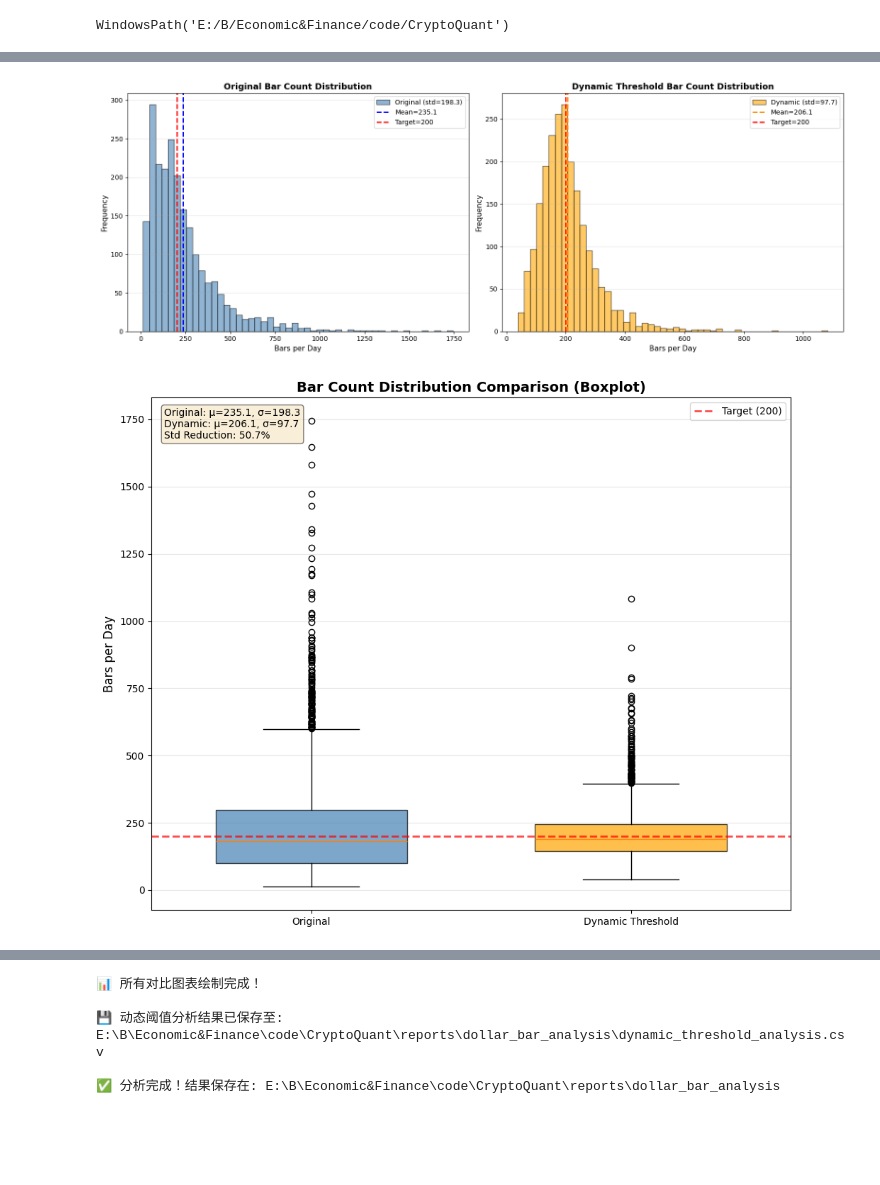
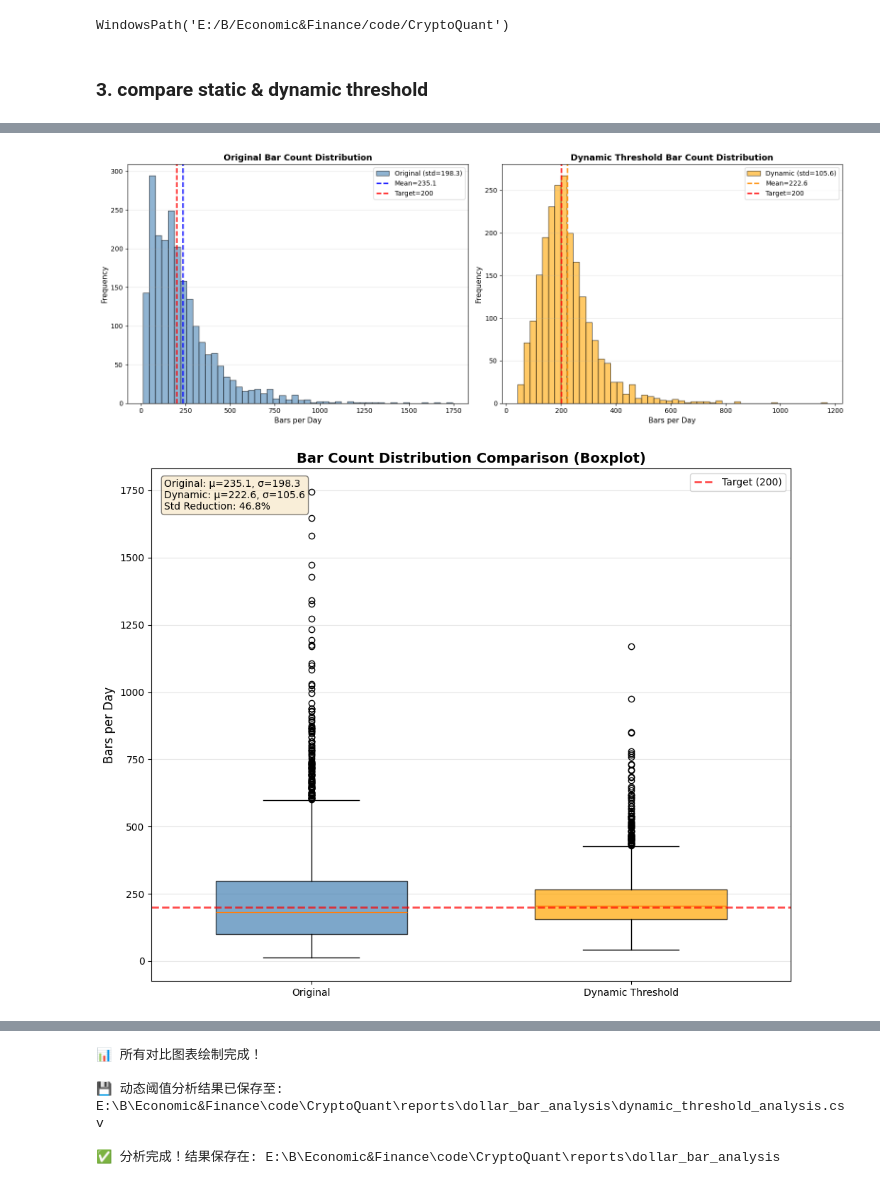
Before and after one commit to IthaiT/CryptoQuant, a Jupyter notebook: notebooks/research/analyze_dollar_bar_threshold.ipynb, the cells around one changed output, grey strips where cells are left out. Saved outputs shown, nothing was run; the diff lists cells and outputs as text; code cells hidden in the pictures; blank space fills up the shorter version.

Commit message:
dollar bar threshold analysis 2

```diff
--- a/notebooks/research/analyze_dollar_bar_threshold.ipynb
+++ b/notebooks/research/analyze_dollar_bar_threshold.ipynb
@@ -349,6 +355,8 @@ def plot_comparison(df: pd.DataFrame, output_dir: Path) -> None:
     plt.close()
 
     print("\n📊 所有对比图表绘制完成！")
+# %% [markdown]
+### 3. compare static & dynamic threshold
 # %%
 # =========================
 # 运行分析（按需修改参数）
@@ -371,7 +379,7 @@ daily_df.to_csv(daily_csv, index=False, encoding='utf-8')
 print(f"\n💾 统计数据已保存至: {daily_csv}")
 
 # 2) 动态阈值分析
-df_result = calculate_dynamic_bars(daily_df, n_target=200, ema_span=7)
+df_result = calculate_dynamic_bars(daily_df, n_target=216, ema_span=7)
 print_comparison_stats(df_result)
 plot_comparison(df_result, output_dir)
 
@@ -424,5 +432,5 @@ print(f"\n✅ 分析完成！结果保存在: {output_dir}")
-[figure, old version]
+[figure, new version]
-[figure, old version]
+[figure, new version]
 [figure]
 📊 所有对比图表绘制完成！
 
```
Also changed, not shown: parts of 6 cells of this notebook.
